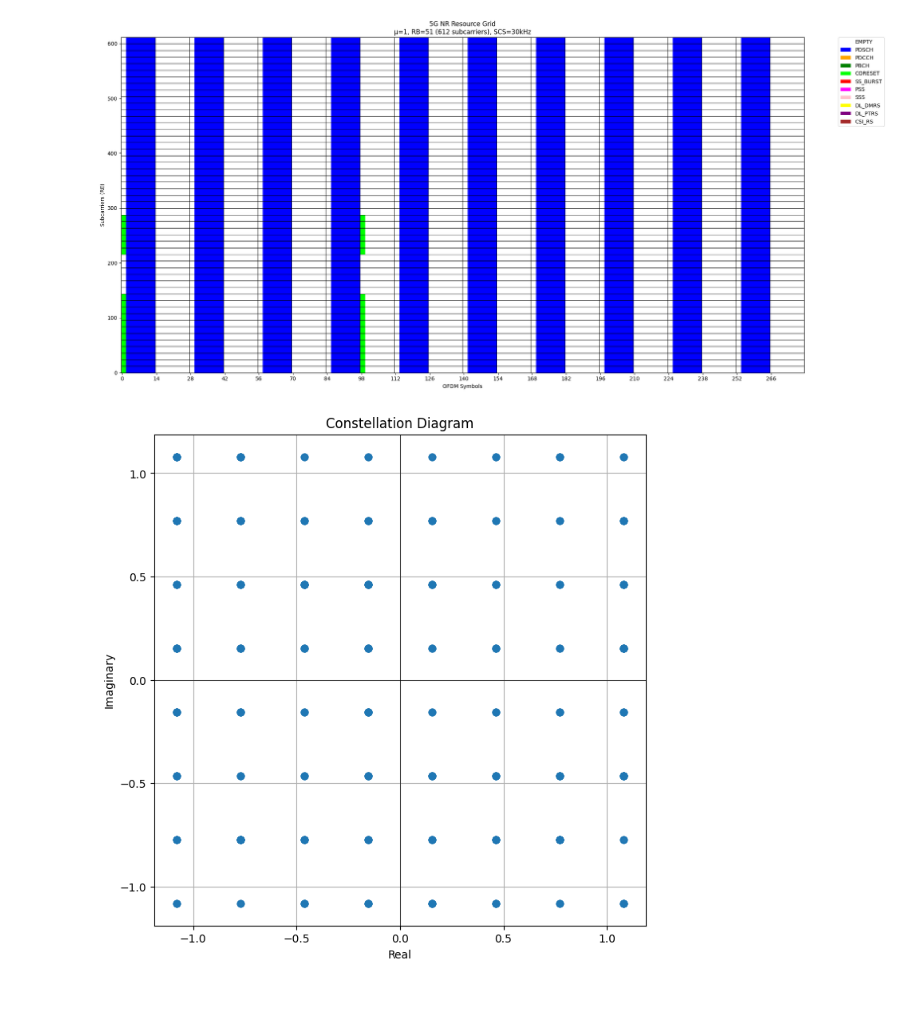
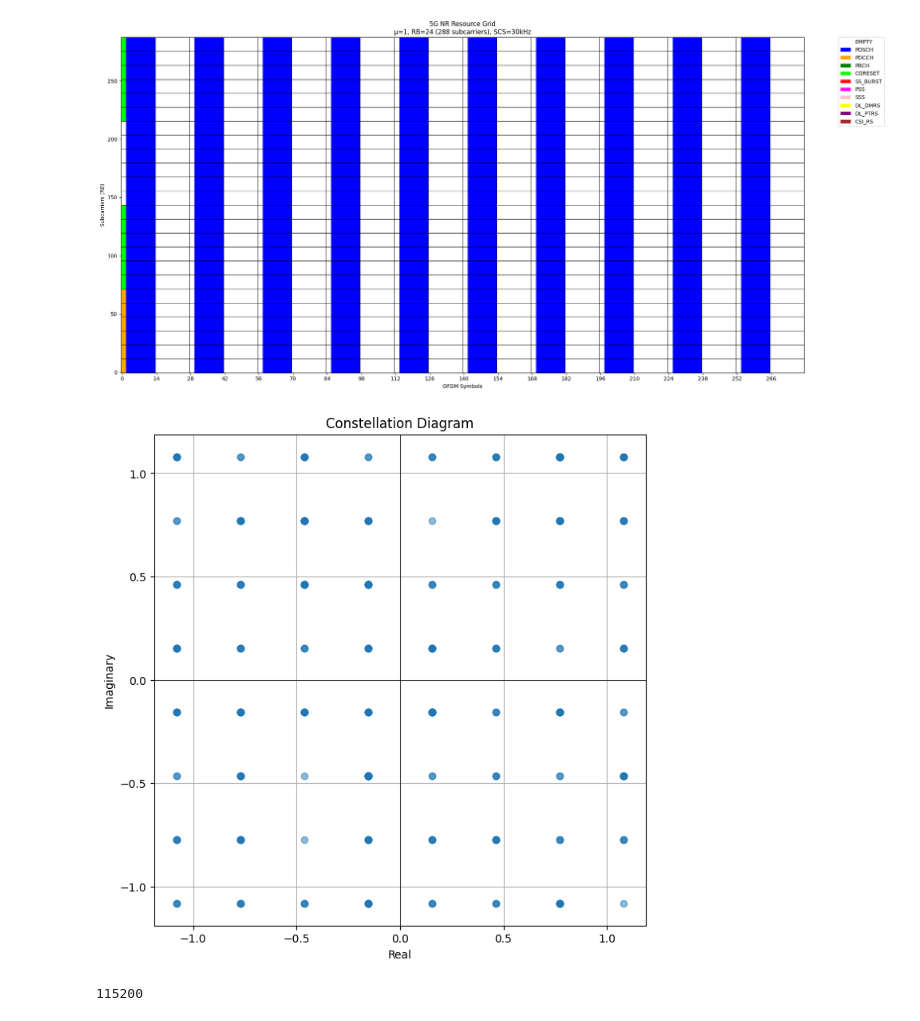
Before and after one commit to kir812/pyPhyNR, a Jupyter notebook: notebooks/resource_grid_visualization.ipynb, the cells around one changed output. Drawn from its saved outputs; the diff is of its cells as text; code cells hidden in the pictures.

```diff
--- a/notebooks/resource_grid_visualization.ipynb
+++ b/notebooks/resource_grid_visualization.ipynb
@@ -1,19 +1,41 @@
 # %%
 import pyPhyNR as pynr
 # %%
-carrier_config = pynr.core.CarrierConfig.from_bandwidth(20, 1)
+carrier_config = pynr.core.CarrierConfig.from_bandwidth(10, 1)
 grid = carrier_config.get_resource_grid()
 
-pdsch = pynr.core.channels.PDSCH(start_rb=0, num_rb=51, start_symbol=2, num_symbols=12, slot_pattern=[0, 2, 4, 6, 8, 10, 12, 14, 16, 18], modulation=pynr.core.ModulationType.QAM64)
+pdsch = pynr.core.channels.PDSCH(start_rb=0, num_rb=24, start_symbol=2, num_symbols=12, slot_pattern=[0, 2, 4, 6, 8, 10, 12, 14, 16, 18], modulation=pynr.core.ModulationType.QAM64)
 grid.add_channel(pdsch)
-coreset = pynr.core.channels.CORESET(start_rb=1, num_rb=24, start_symbol=0, num_symbols=2, slot_pattern=[0, 7], rbg_bitmap=[1, 1, 0, 1])
+coreset = pynr.core.channels.CORESET(
+    start_rb=0,
+    num_rb=24,  # 4 RBGs
+    start_symbol=0,
+    num_symbols=2,
+    slot_pattern=[0],
+    rbg_bitmap=[1, 1, 0, 1]  # First 12 RBs and last 6 RBs active
+)
+pdcch = pynr.core.channels.PDCCH(
+    start_rb=0,  # Must align with active CORESET RBs
+    num_rb=6,    # Must fit within active CORESET RBs
+    start_symbol=0,
+    num_symbols=2,
+    slot_pattern=[0]
+)
 grid.add_channel(coreset)
+grid.add_channel(pdcch)
 pynr.utils.plot_grid_dl(carrier_config, grid)
 # %% [output]
-[figure, old version]
+[figure, new version]
 # %%
 pynr.utils.plot_constellation(
     grid.values[:, 2],
 )
 # %% [output]
-[figure, old version]
+[figure, new version]
+# %%
+carrier_config.set_sample_rate(11.52e6)
+waveform_gen = pynr.core.WaveformGenerator()
+iq_samples = waveform_gen.generate_frame_waveform(grid, carrier_config)
+len(iq_samples)
+# %% [output]
+115200
```
Also changed, not shown: parts of 1 cell of this notebook.
